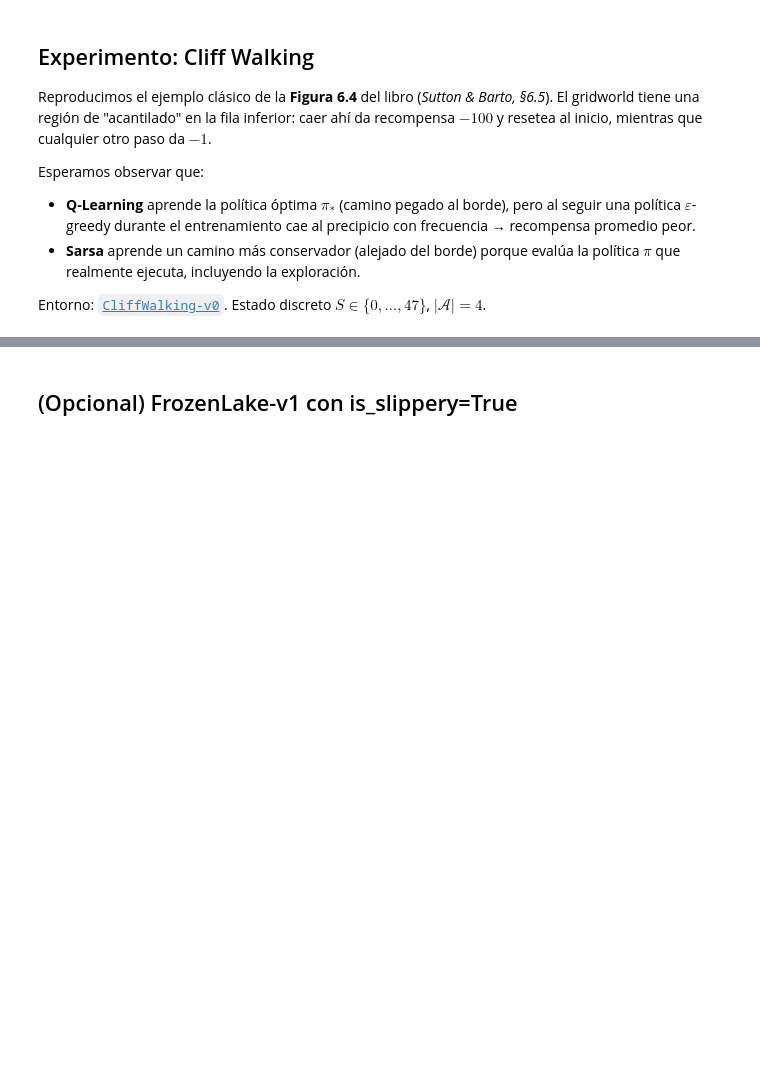
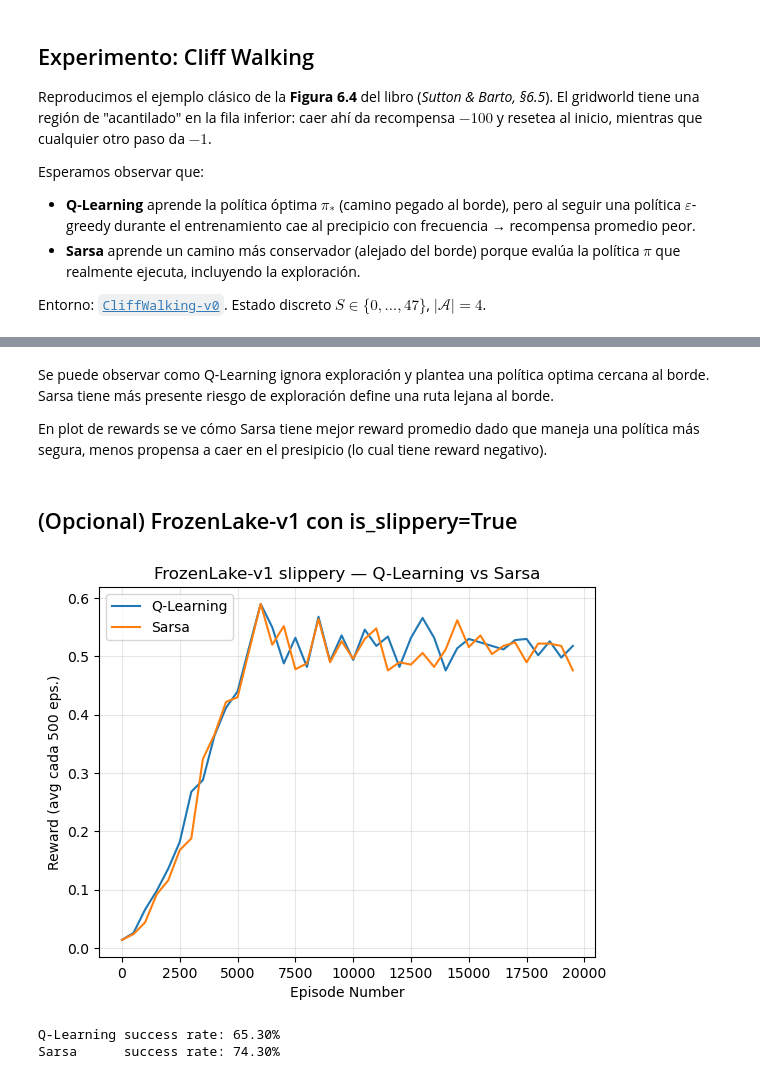
Before and after one commit to rodrigobeniteza/ORT-AI, a Jupyter notebook: Taller Inteligencia Artificial/Clases/Laboratorio 4 - Diferencias temporales/Temporal Difference-letra.ipynb, the cells around one changed output, grey strips where cells are left out. Cells and saved outputs as stored; diff of their text form; code cells hidden in the pictures; blank space fills up the shorter version.

```diff
--- a/Taller Inteligencia Artificial/Clases/Laboratorio 4 - Diferencias temporales/Temporal Difference-letra.ipynb
+++ b/Taller Inteligencia Artificial/Clases/Laboratorio 4 - Diferencias temporales/Temporal Difference-letra.ipynb
@@ -388,4 +542,17 @@ Estado discreto $S \in \{0, \dots, 47\}$, $|\mathcal{A}| = 4$.
+# %% [markdown]
+Se puede observar como Q-Learning ignora exploración y plantea una política optima cercana al borde. Sarsa tiene más presente riesgo de exploración define una ruta lejana al borde.
+
+En plot de rewards se ve cómo Sarsa tiene mejor reward promedio dado que maneja una política más segura, menos propensa a caer en el presipicio (lo cual tiene reward negativo).
 # %% [markdown]
 ## (Opcional) FrozenLake-v1 con is_slippery=True
 # %%
-#TODO
+def get_frozenlake_env(record_video=False, record_every=1, folder="./videos/frozenlake",
+                    map_name="4x4", is_slippery=True):
+    """FrozenLake-v1 slippery. Estado en {0,...,15} (4x4), 4 acciones."""
+    env = gym.make("FrozenLake-v1", map_name=map_name, is_slippery=is_slippery,
+                    render_mode="rgb_array")
+    if record_video:
+        env = RecordVideo(env, video_folder=folder, name_prefix="FrozenLake",
+                        episode_trigger=lambda x: x % record_every == 0,
+                        disable_logger=True)
+    return env
@@ -391,0 +626,45 @@ Estado discreto $S \in \{0, \dots, 47\}$, $|\mathcal{A}| = 4$.
+# %%
+# Entrenamiento
+
+NUMBER_EPISODES_FROZEN = 20_000
+
+env_frozen = get_frozenlake_env()
+Q_ql_frozen, rewards_ql_frozen, eps_ql_frozen = q_learning_frozen(
+    env_frozen, num_episodes=NUMBER_EPISODES_FROZEN
+)
+
+env_frozen = get_frozenlake_env()
+Q_sarsa_frozen, rewards_sarsa_frozen, eps_sarsa_frozen = sarsa_frozen(
+    env_frozen, num_episodes=NUMBER_EPISODES_FROZEN
+)
+# %%
+plot_rewards_comparison(
+    [rewards_ql_frozen, rewards_sarsa_frozen],
+    labels=["Q-Learning", "Sarsa"],
+    average_range=500,
+    title="FrozenLake-v1 slippery — Q-Learning vs Sarsa"
+)
+# %% [output]
+[figure, added]
+# %%
+# Evaluación política greedy
+
+def evaluate_policy(env, Q, n_episodes=1000):
+    """Tasa de exito ejecutando policy greedy (sin exploracion)."""
+    successes = 0
+    for _ in range(n_episodes):
+        s, _ = env.reset()
+        done = False
+        while not done:
+            a = int(np.argmax(Q[s]))
+            s, r, terminated, truncated, _ = env.step(a)
+            done = terminated or truncated
+        successes += int(r > 0)
+    return successes / n_episodes
+
+env_eval = get_frozenlake_env()
+print(f"Q-Learning success rate: {evaluate_policy(env_eval, Q_ql_frozen):.2%}")
+print(f"Sarsa      success rate: {evaluate_policy(env_eval, Q_sarsa_frozen):.2%}")
+# %% [output]
+Q-Learning success rate: 65.30%
+Sarsa      success rate: 74.30%
```
Also changed, not shown: parts of 17 cells of this notebook.
